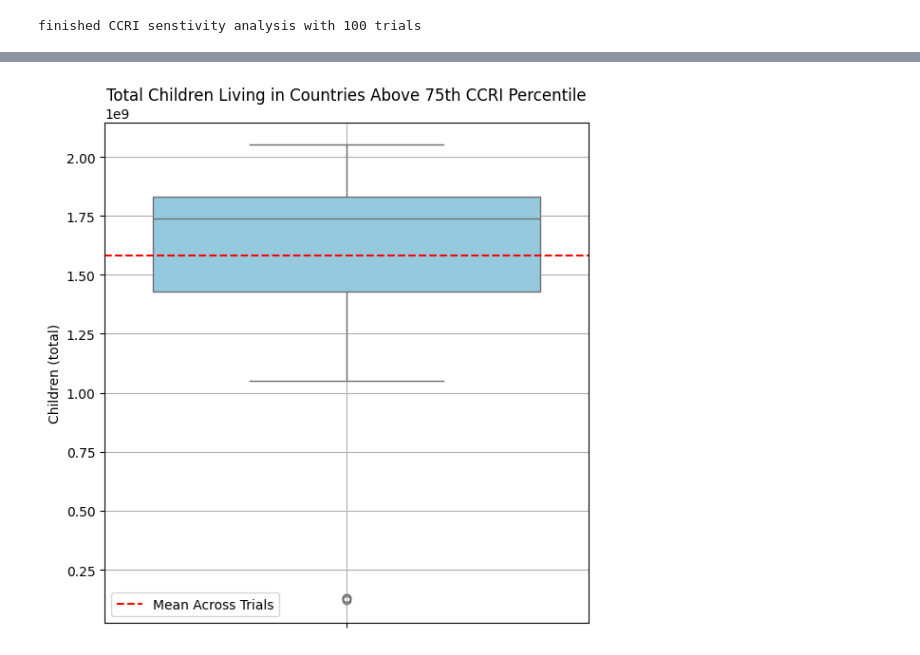
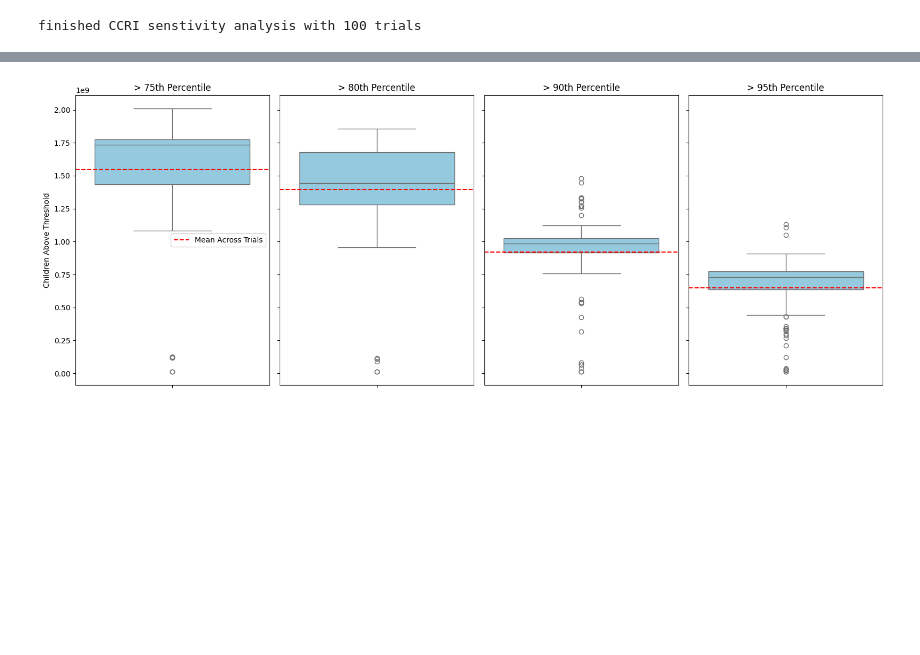
Before and after one commit to dohyung-kim/ccri, a Jupyter notebook: script/adm0/ccri_sensitivity_analysis_adm0.ipynb, the cells around one changed output, grey strips where cells are left out. Saved outputs shown, nothing was run; the diff lists cells and outputs as text; code cells hidden in the pictures; blank space fills up the shorter version.

```diff
--- a/script/adm0/ccri_sensitivity_analysis_adm0.ipynb
+++ b/script/adm0/ccri_sensitivity_analysis_adm0.ipynb
@@ -105,9 +105,9 @@ def impute_missing(df, method='mean'):
 #utility function that randomly selects one value from a requested criteria category
 def get_random_choice(criteria):
     options = {
-        'norm_methods': ['minmax', 'zscore', 'quantile'],
+        'norm_methods': ['minmax', 'zscore'],
         'agg_methods': ['arithmetic', 'geometric'],
-        'drop_percents': [0, 0.1, 0.2, 0.3],
+        'drop_percents': [0, 0.1, 0.2],
         'impute_methods': ['mean', 'median','none']
     }
 
@@ -526,52 +634,54 @@ plt.show()
 # %%
 import pandas as pd
 import matplotlib.pyplot as plt
 import seaborn as sns
 import numpy as np
 
 # Define threshold
-TH = 75
-
+thresholds = [75, 80, 90, 95]
+box_data = {}
 # Load and prepare population data
 total_population_file = "/content/drive/MyDrive/CCRI_results_misc/child_pop_sum_adm0.csv"
 child_pop_sum = pd.read_csv(total_population_file)
 child_pop_sum_grouped = child_pop_sum.groupby('ISO3', as_index=False)['child_population'].sum()
 child_population = child_pop_sum_grouped.set_index('ISO3')['child_population']
 
-# Extract CCRI trial columns
+# Filter CCRI scores
 trial_cols = [col for col in child_pop_trials.columns if col.startswith('trial_')]
 ccri_scores_only = child_pop_trials.set_index('ISO3')[trial_cols]
-
-# Filter valid rows
 valid_iso3s = ccri_scores_only.loc[
     (~ccri_scores_only.isna().all(axis=1)) & (ccri_scores_only != 0).any(axis=1)
 ].index
 ccri_scores_only = ccri_scores_only.loc[valid_iso3s]
 child_population = child_population.loc[valid_iso3s]
 
-# Compute children above threshold for each trial
-children_above_th_actual = []
-for col in ccri_scores_only.columns:
-    col_data = ccri_scores_only[col]
-    if col_data.isna().all():
-        continue
-    threshold = np.nanpercentile(col_data, TH)
-    above_th = col_data > threshold
-    total_children = child_population[above_th].sum()
-    children_above_th_actual.append(total_children)
+# Calculate exposed children for each threshold
+for TH in thresholds:
+    children_above = []
+    for col in ccri_scores_only.columns:
+        col_data = ccri_scores_only[col]
+        if col_data.isna().all():
+            continue
+        threshold = np.nanpercentile(col_data, TH)
+        above_th = col_data > threshold
+        total_children = child_population[above_th].sum()
+        children_above.append(total_children)
+    box_data[TH] = children_above
 
-# Create boxplot
-box_df_actual = pd.DataFrame({'Children above CCRI threshold': children_above_th_actual})
-mean_total_children = np.mean(children_above_th_actual)
+# Create side-by-side boxplots
+fig, axes = plt.subplots(1, len(thresholds), figsize=(16, 6), sharey=True)
+for idx, TH in enumerate(thresholds):
+    sns.boxplot(y=box_data[TH], ax=axes[idx], color='skyblue')
+    axes[idx].axhline(np.mean(box_data[TH]), color='red', linestyle='--', label='Mean Across Trials')
+    axes[idx].set_title(f'> {TH}th Percentile')
+    axes[idx].set_xlabel('')
 
-plt.figure(figsize=(6, 6))
-sns.boxplot(data=box_df_actual, y='Children above CCRI threshold', color='skyblue')
-plt.axhline(mean_total_children, color='red', linestyle='--', label='Mean Across Trials')
-plt.title(f'Total Children Living in Countries Above {TH}th CCRI Percentile')
-plt.ylabel('Children (total)')
-plt.legend()
-plt.grid(True)
+axes[0].set_ylabel('Children Above Threshold')
+for ax in axes[1:]:
+    ax.set_ylabel('')
+axes[0].legend()
+
 plt.tight_layout()
 plt.show()
 # %% [output]
-[figure, old version]
+[figure, new version]
```
Also changed, not shown: parts of 6 cells of this notebook.
